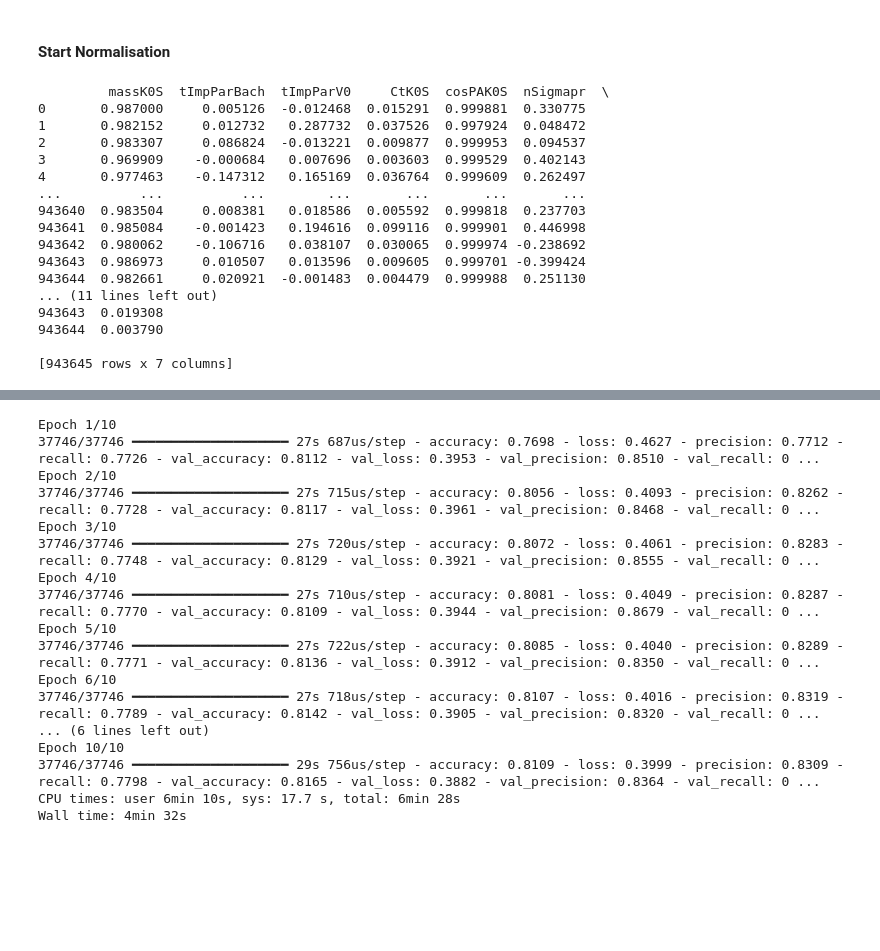
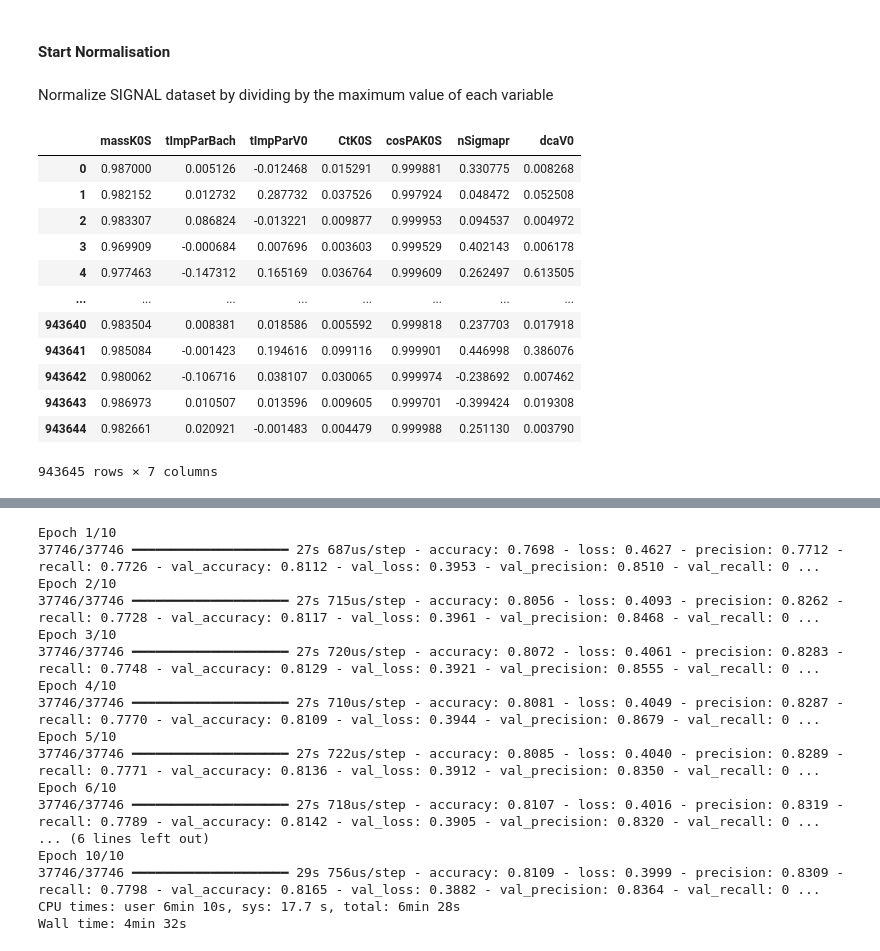
Before and after one commit to giopedro92/advanced-programming-project, a Jupyter notebook: NN.ipynb, the cells around one changed output, grey strips where cells are left out. Cells and saved outputs as stored; diff of their text form; code cells hidden in the pictures; blank space fills up the shorter version.

```diff
--- a/NN.ipynb
+++ b/NN.ipynb
@@ -245,42 +230,40 @@ print(feature_names)
 # %% [markdown]
 #### Start Normalisation
+# %% [markdown]
+Normalize SIGNAL dataset by dividing by the maximum value of each variable
 # %%
-# Normalize SIGNAL data by dividing by the maximum value of each variable
+# Take the max
 max_massK0S_signal     = X_signal["massK0S"].max()
 max_tImpParBach_signal = X_signal["tImpParBach"].max()
 max_tImpParV0_signal   = X_signal["tImpParV0"].max()
 max_CtK0S_signal       = X_signal["CtK0S"].max()
 max_cosPAK0S_signal    = X_signal["cosPAK0S"].max()
 max_nSigmapr_signal    = X_signal["nSigmapr"].max()
 max_dcaV0_signal       = X_signal["dcaV0"].max()
 
 X_signal_normalized = pd.DataFrame()
 
 # Divide_signal
 X_signal_normalized["massK0S"]     = X_signal["massK0S"]     / max_massK0S_signal
 X_signal_normalized["tImpParBach"] = X_signal["tImpParBach"] / max_tImpParBach_signal
 X_signal_normalized["tImpParV0"]   = X_signal["tImpParV0"]   / max_tImpParV0_signal
 X_signal_normalized["CtK0S"]       = X_signal["CtK0S"]       / max_CtK0S_signal
 X_signal_normalized["cosPAK0S"]    = X_signal["cosPAK0S"]    / max_cosPAK0S_signal
 X_signal_normalized["nSigmapr"]    = X_signal["nSigmapr"]    / max_nSigmapr_signal
 X_signal_normalized["dcaV0"]       = X_signal["dcaV0"]       / max_dcaV0_signal
 
-print(X_signal_normalized)
+X_signal_normalized
 # %% [output]
+|  | massK0S | tImpParBach | tImpParV0 | CtK0S | cosPAK0S | nSigmapr | dcaV0 |
+| 0 | 0.987000 | 0.005126 | -0.012468 | 0.015291 | 0.999881 | 0.330775 | 0.008268 |
+| 1 | 0.982152 | 0.012732 | 0.287732 | 0.037526 | 0.997924 | 0.048472 | 0.052508 |
+| 2 | 0.983307 | 0.086824 | -0.013221 | 0.009877 | 0.999953 | 0.094537 | 0.004972 |
+| 3 | 0.969909 | -0.000684 | 0.007696 | 0.003603 | 0.999529 | 0.402143 | 0.006178 |
+| 4 | 0.977463 | -0.147312 | 0.165169 | 0.036764 | 0.999609 | 0.262497 | 0.613505 |
+| ... | ... | ... | ... | ... | ... | ... | ... |
+| 943640 | 0.983504 | 0.008381 | 0.018586 | 0.005592 | 0.999818 | 0.237703 | 0.017918 |
+| 943641 | 0.985084 | -0.001423 | 0.194616 | 0.099116 | 0.999901 | 0.446998 | 0.386076 |
+| 943642 | 0.980062 | -0.106716 | 0.038107 | 0.030065 | 0.999974 | -0.238692 | 0.007462 |
+| 943643 | 0.986973 | 0.010507 | 0.013596 | 0.009605 | 0.999701 | -0.399424 | 0.019308 |
+| 943644 | 0.982661 | 0.020921 | -0.001483 | 0.004479 | 0.999988 | 0.251130 | 0.003790 |
-         massK0S  tImpParBach  tImpParV0     CtK0S  cosPAK0S  nSigmapr  \
-0       0.987000     0.005126  -0.012468  0.015291  0.999881  0.330775
-1       0.982152     0.012732   0.287732  0.037526  0.997924  0.048472
-2       0.983307     0.086824  -0.013221  0.009877  0.999953  0.094537
-3       0.969909    -0.000684   0.007696  0.003603  0.999529  0.402143
-4       0.977463    -0.147312   0.165169  0.036764  0.999609  0.262497
-...          ...          ...        ...       ...       ...       ...
-943640  0.983504     0.008381   0.018586  0.005592  0.999818  0.237703
-943641  0.985084    -0.001423   0.194616  0.099116  0.999901  0.446998
-943642  0.980062    -0.106716   0.038107  0.030065  0.999974 -0.238692
-943643  0.986973     0.010507   0.013596  0.009605  0.999701 -0.399424
-943644  0.982661     0.020921  -0.001483  0.004479  0.999988  0.251130
-... (11 lines left out)
-943643  0.019308
-943644  0.003790
-
-[943645 rows x 7 columns]
+943645 rows × 7 columns
```
Also changed, not shown: parts of 53 cells of this notebook, 1 other file.
